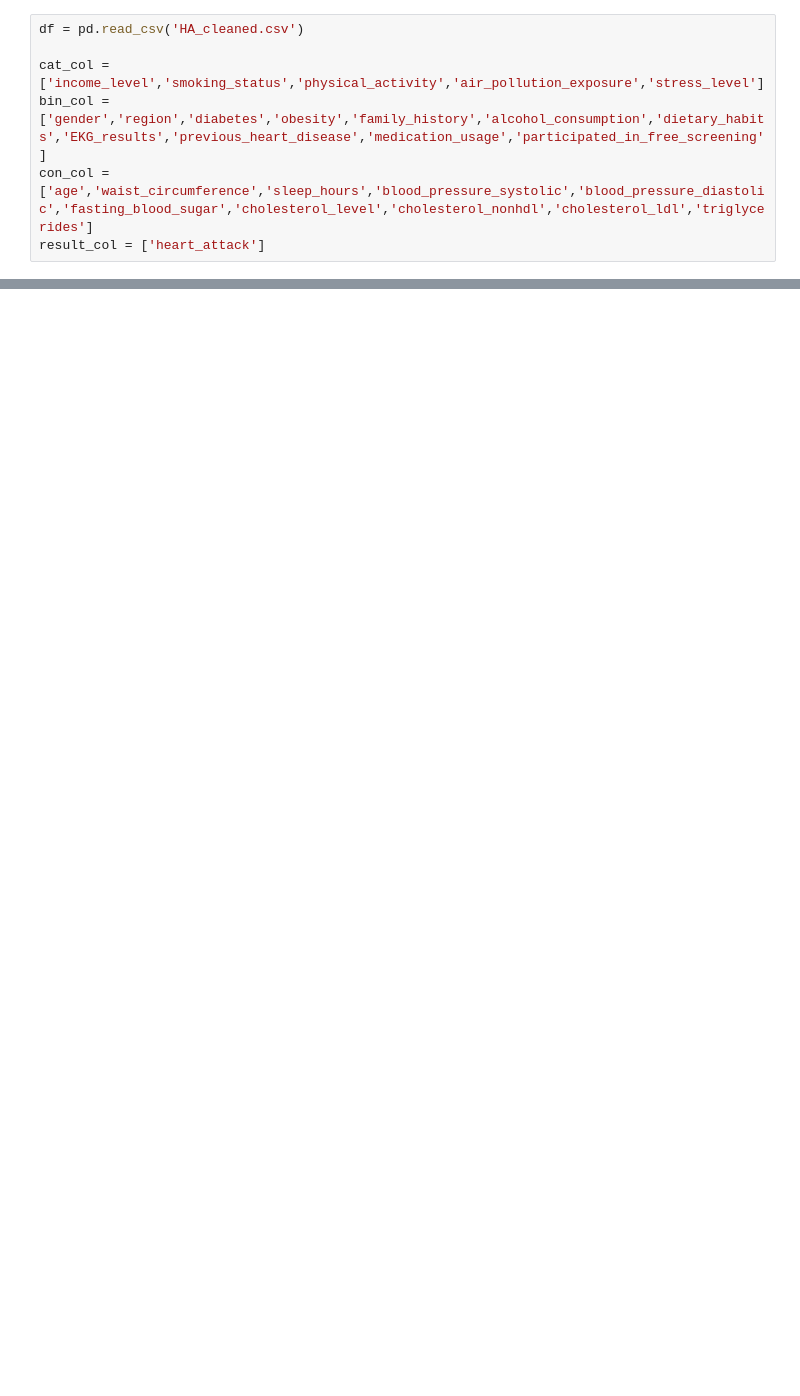
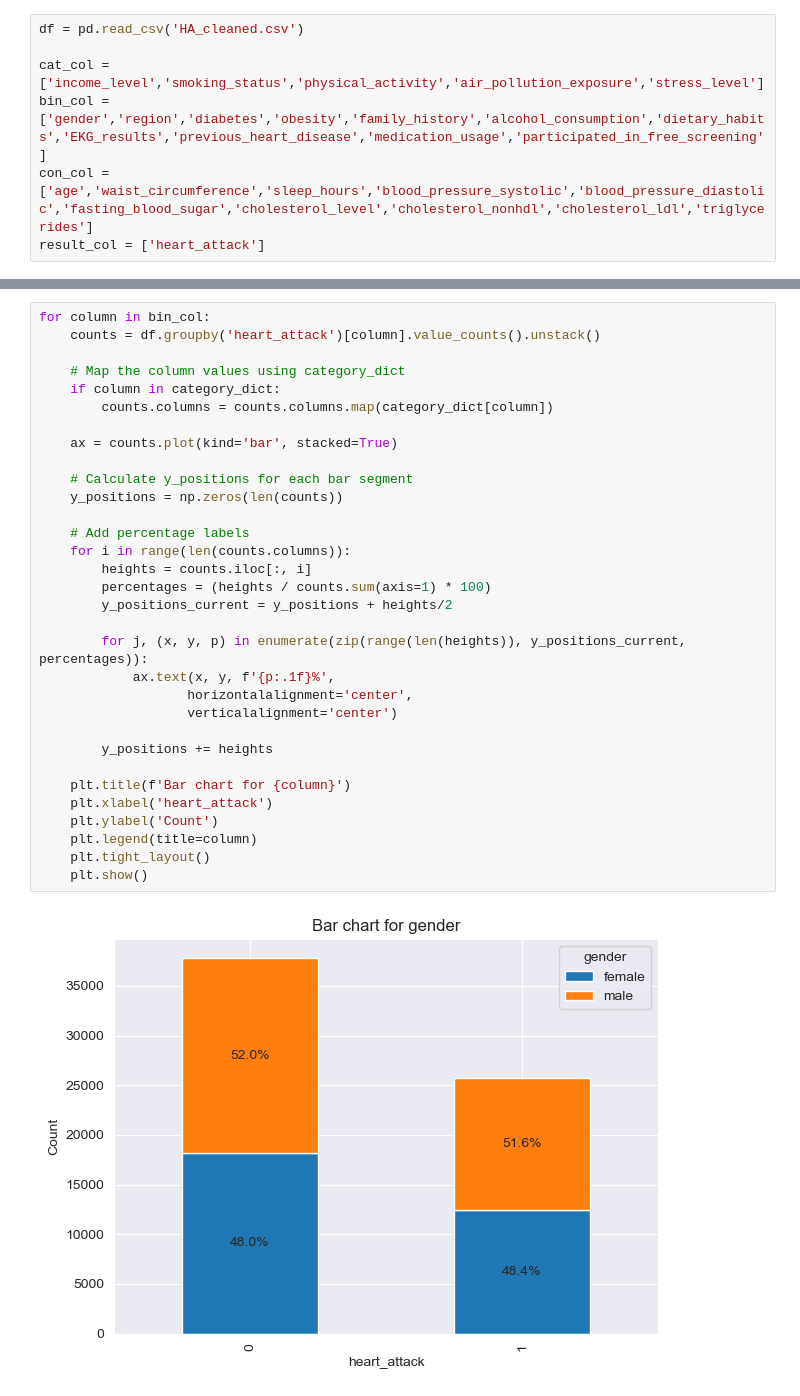
Before and after one commit to tmwong5694/Myocardial-Infarction-Prediction, a Jupyter notebook: data_exploration.ipynb, the cells around one changed output, grey strips where cells are left out. Saved outputs shown, nothing was run; the diff lists cells and outputs as text; blank space fills up the shorter version.

```diff
--- a/data_exploration.ipynb
+++ b/data_exploration.ipynb
@@ -63,0 +133,34 @@ for column in bin_col:
+# %%
+for column in bin_col:
+    counts = df.groupby('heart_attack')[column].value_counts().unstack()
+
+    # Map the column values using category_dict
+    if column in category_dict:
+        counts.columns = counts.columns.map(category_dict[column])
+
+    ax = counts.plot(kind='bar', stacked=True)
+
+    # Calculate y_positions for each bar segment
+    y_positions = np.zeros(len(counts))
+
+    # Add percentage labels
+    for i in range(len(counts.columns)):
+        heights = counts.iloc[:, i]
+        percentages = (heights / counts.sum(axis=1) * 100)
+        y_positions_current = y_positions + heights/2
+
+        for j, (x, y, p) in enumerate(zip(range(len(heights)), y_positions_current, percentages)):
+            ax.text(x, y, f'{p:.1f}%',
+                   horizontalalignment='center',
+                   verticalalignment='center')
+
+        y_positions += heights
+
+    plt.title(f'Bar chart for {column}')
+    plt.xlabel('heart_attack')
+    plt.ylabel('Count')
+    plt.legend(title=column)
+    plt.tight_layout()
+    plt.show()
+# %% [output]
+[figure, added]
```
Also changed, not shown: parts of 7 cells of this notebook, 4 other files.
